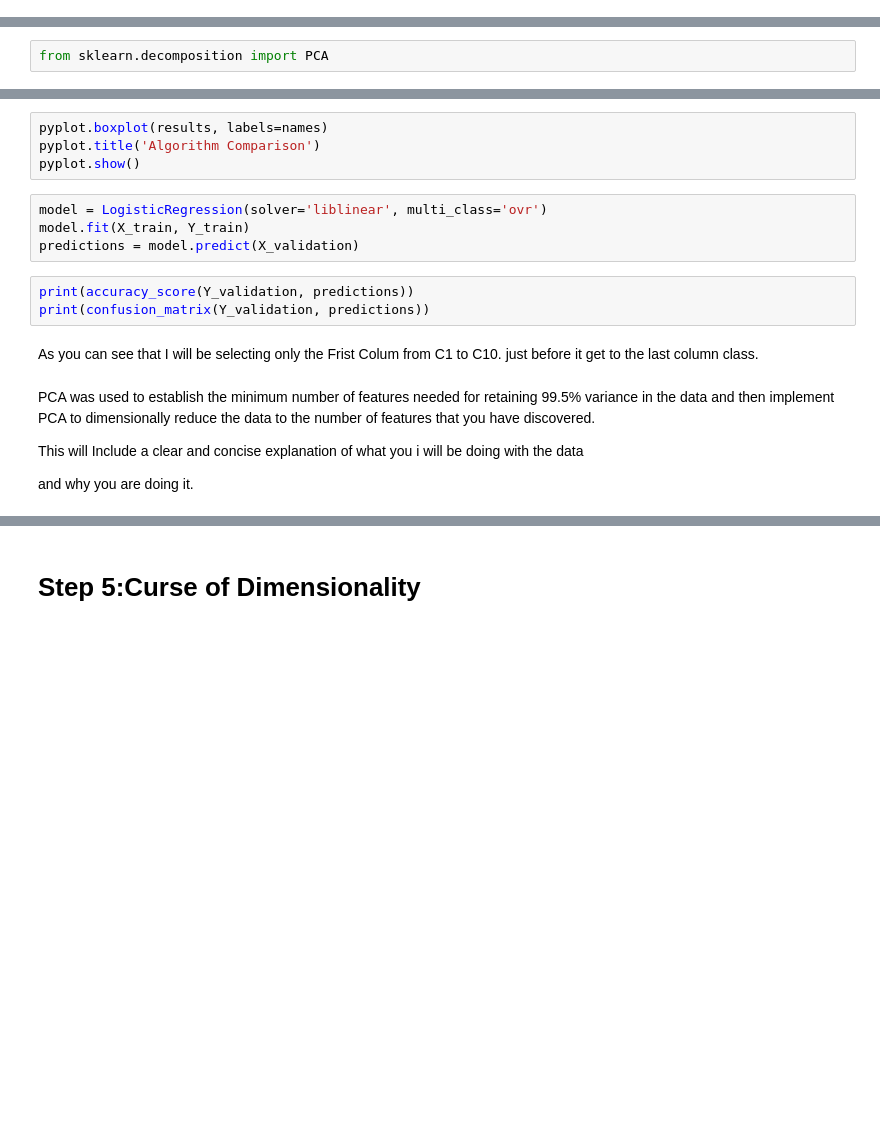
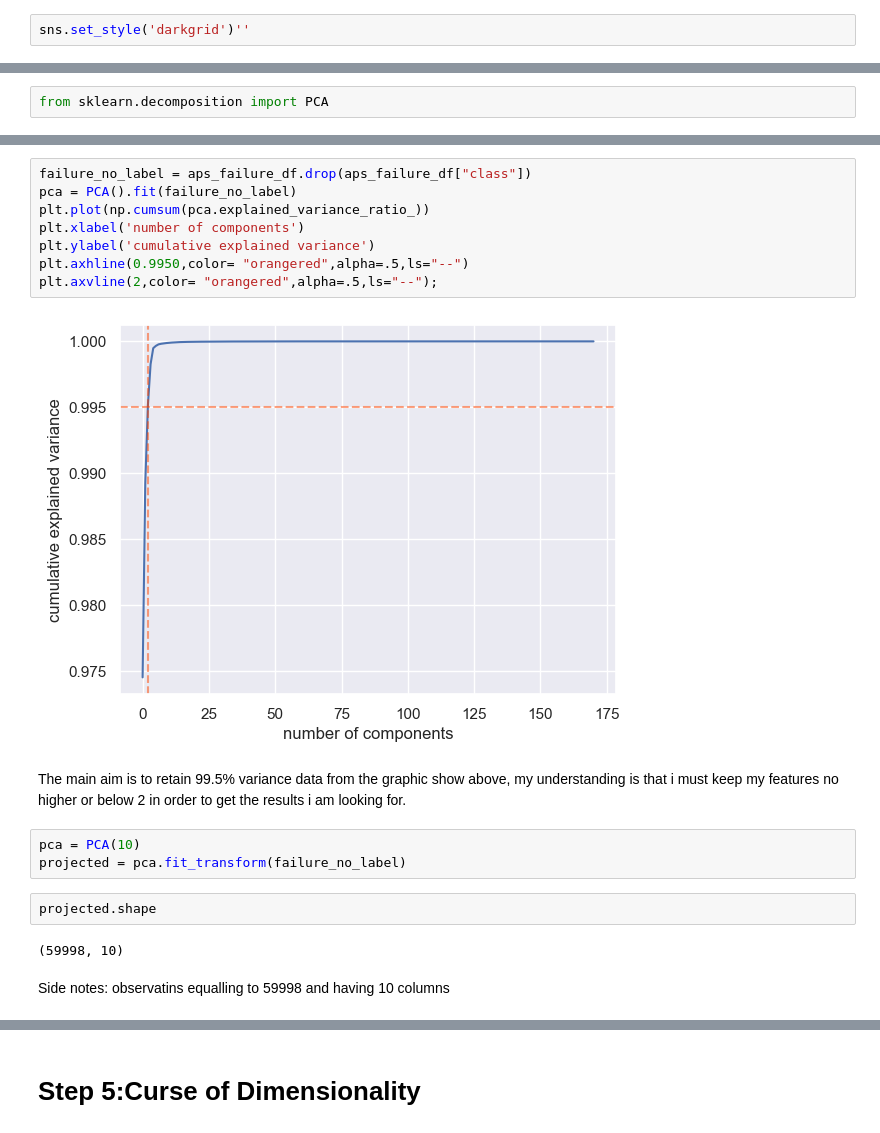
Before and after one commit to sba23416/SBA23416-Data_PreP_CA1, a Jupyter notebook: HodanMohamedAbdi_DataPrepHDip_CA1.ipynb, the cells around one changed output, grey strips where cells are left out. Saved outputs shown, nothing was run; the diff lists cells and outputs as text; blank space fills up the shorter version.

```diff
--- a/HodanMohamedAbdi_DataPrepHDip_CA1.ipynb
+++ b/HodanMohamedAbdi_DataPrepHDip_CA1.ipynb
@@ -268,0 +278,2 @@ The data contains more than 6,000 rows and more than 171 columns which have feat
+# %%
+sns.set_style('darkgrid')''
@@ -399,19 +307,21 @@ NB: 0.132127 (0.275061)
-# %%
-pyplot.boxplot(results, labels=names)
-pyplot.title('Algorithm Comparison')
-pyplot.show()
-# %%
-model = LogisticRegression(solver='liblinear', multi_class='ovr')
-model.fit(X_train, Y_train)
-predictions = model.predict(X_validation)
-# %%
-print(accuracy_score(Y_validation, predictions))
-print(confusion_matrix(Y_validation, predictions))
-# %% [markdown]
-As you can see that I will be selecting only the Frist Colum from C1 to C10. just before it get to the last column class.
-# %% [markdown]
-PCA was used to establish the minimum number of features needed for retaining 99.5% variance in the data and then implement PCA to dimensionally reduce the data to the number of features that you have discovered.
-
-This will Include a clear and concise explanation of what you i will be doing with the data
-
-and why you are doing it.
+# %%
+failure_no_label = aps_failure_df.drop(aps_failure_df["class"])
+pca = PCA().fit(failure_no_label)
+plt.plot(np.cumsum(pca.explained_variance_ratio_))
+plt.xlabel('number of components')
+plt.ylabel('cumulative explained variance')
+plt.axhline(0.9950,color= "orangered",alpha=.5,ls="--")
+plt.axvline(2,color= "orangered",alpha=.5,ls="--");
+# %% [output]
+[figure, added]
+# %% [markdown]
+The main aim is to retain 99.5% variance data from the graphic show above, my understanding is that i must keep my features no higher or below 2 in order to get the results i am looking for.
+# %%
+pca = PCA(10)
+projected = pca.fit_transform(failure_no_label)
+# %%
+projected.shape
+# %% [output]
+(59998, 10)
+# %% [markdown]
+Side notes: observatins equalling to 59998 and having 10 columns
```
Also changed, not shown: parts of 79 cells of this notebook.
